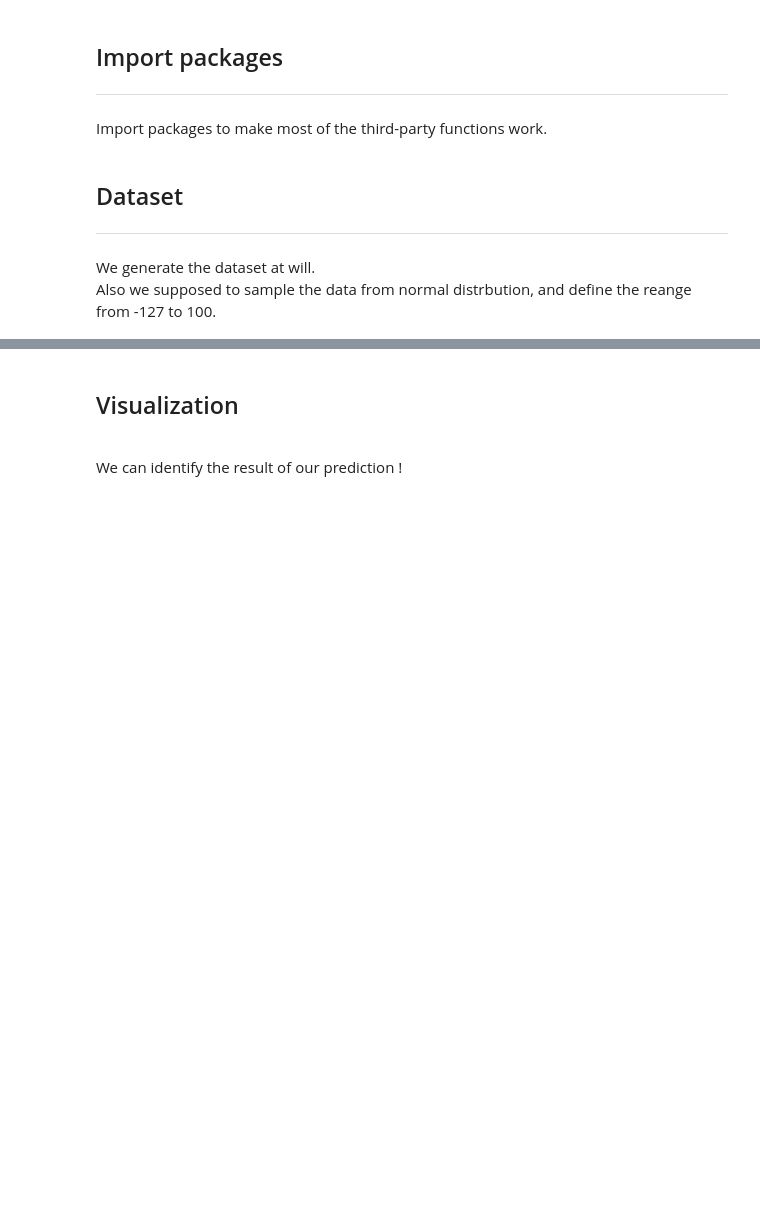
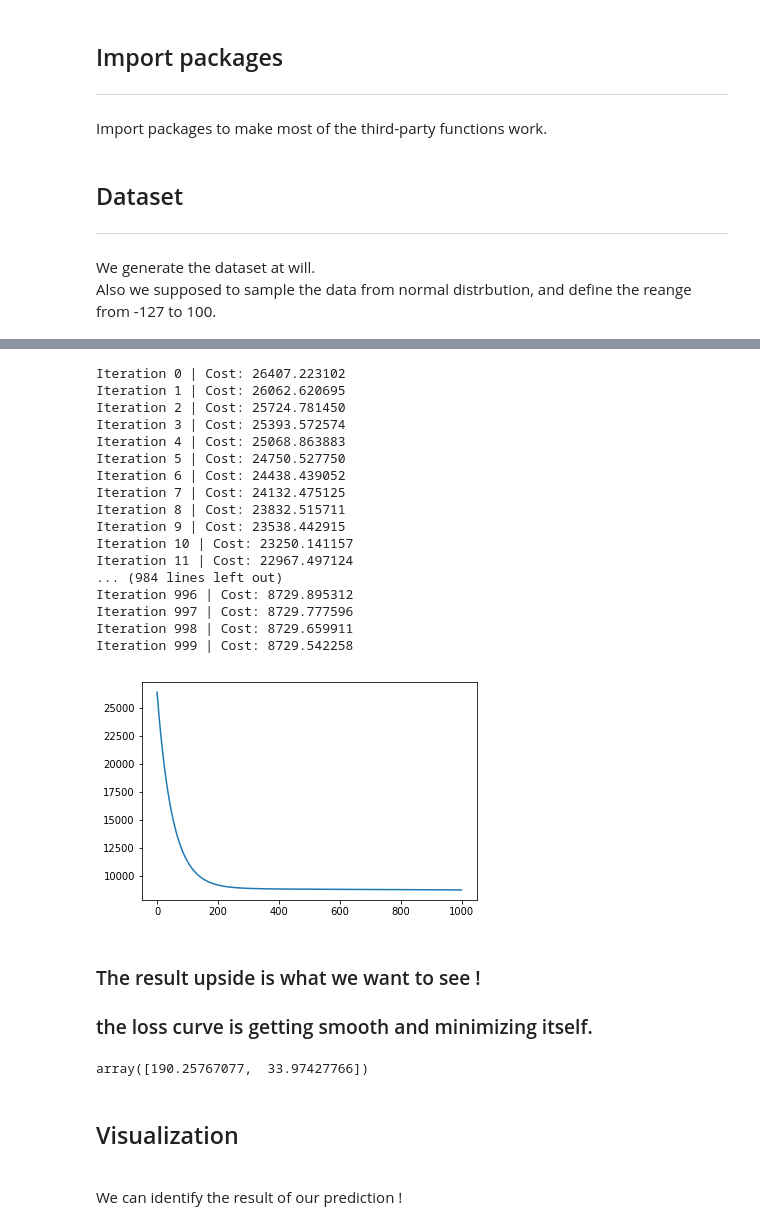
Before and after one commit to IKMLab/Linear-Regression-Tutorial, a Jupyter notebook: Linear_and_non_Linear_Regression.ipynb, the cells around one changed output, grey strips where cells are left out. Saved outputs shown, nothing was run; the diff lists cells and outputs as text; code cells hidden in the pictures; blank space fills up the shorter version.

```diff
--- a/Linear_and_non_Linear_Regression.ipynb
+++ b/Linear_and_non_Linear_Regression.ipynb
@@ -161,3 +278,36 @@ array([ 1.79986065, 31.95428038])
+# %%
+from sklearn import preprocessing
+
+theta = np.ones(n)
+X_normalized = preprocessing.normalize(train_X, norm='l2')
+# y_normalized = preprocessing.normalize(train_y.reshape(-1,1), norm='l2')
+weight = gd(X_normalized,train_y,theta, alpha,m,iters)
+# %% [output]
+Iteration 0 | Cost: 26407.223102
+Iteration 1 | Cost: 26062.620695
+Iteration 2 | Cost: 25724.781450
+Iteration 3 | Cost: 25393.572574
+Iteration 4 | Cost: 25068.863883
+Iteration 5 | Cost: 24750.527750
+Iteration 6 | Cost: 24438.439052
+Iteration 7 | Cost: 24132.475125
+Iteration 8 | Cost: 23832.515711
+Iteration 9 | Cost: 23538.442915
+Iteration 10 | Cost: 23250.141157
+Iteration 11 | Cost: 22967.497124
+... (984 lines left out)
+Iteration 996 | Cost: 8729.895312
+Iteration 997 | Cost: 8729.777596
+Iteration 998 | Cost: 8729.659911
+Iteration 999 | Cost: 8729.542258
+[figure, added]
+# %% [markdown]
+### The result upside is what we want to see !
+### the loss curve is getting smooth and minimizing itself.
+# %%
+weight
+# %% [output]
+array([190.25767077,  33.97427766])
 # %%
 # the prediction curve
 X = np.arange(-273, 100,1)
```
Also changed, not shown: parts of 18 cells of this notebook.
